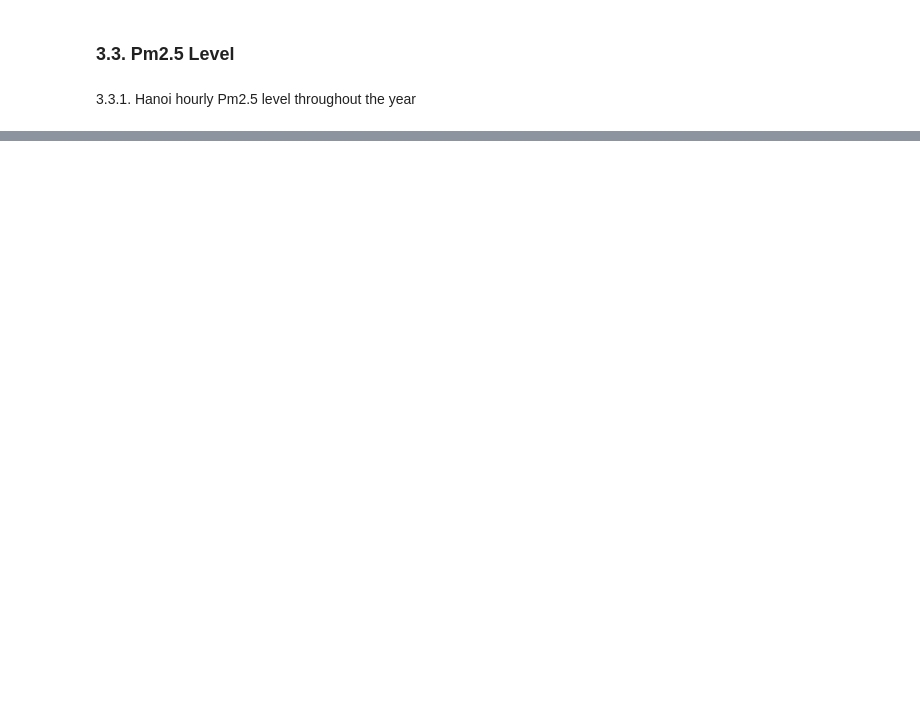
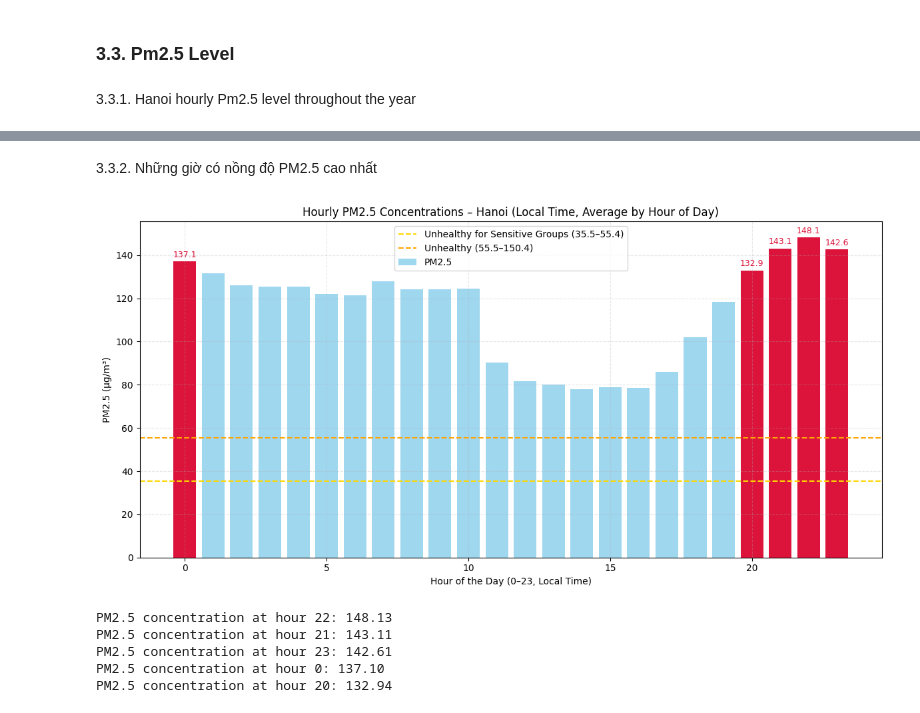
Before and after one commit to HoangHumg1210/Air_Quality-Analysis_HN, a Jupyter notebook: data/Exploratory Data Analysis.ipynb, the cells around one changed output, grey strips where cells are left out. Saved outputs shown, nothing was run; the diff lists cells and outputs as text; code cells hidden in the pictures; blank space fills up the shorter version.

```diff
--- a/data/Exploratory Data Analysis.ipynb
+++ b/data/Exploratory Data Analysis.ipynb
@@ -237,0 +269,46 @@ Giờ 20:00 có nồng độ PM2.5 trung bình là 132.94 µg/m³
+# %% [markdown]
+3.3.2. Những giờ có nồng độ PM2.5 cao nhất
+# %%
+# Parse đúng cột 'Local Time' mà KHÔNG ép về UTC
+df["Local Time"] = pd.to_datetime(df["Local Time"], errors="coerce")
+
+# Lấy giờ trong ngày (đã là giờ Việt Nam)
+df["hour"] = df["Local Time"].dt.hour
+
+# Tính trung bình PM2.5 theo giờ
+pm_hourly = df.groupby("hour")["PM25"].mean()
+
+# Xác định top 5 giờ có PM2.5 cao nhất
+top_hours = pm_hourly.sort_values(ascending=False).head(5)
+
+# Vẽ biểu đồ
+plt.figure(figsize=(12,6))
+plt.bar(pm_hourly.index, pm_hourly.values, color='skyblue', alpha=0.8, label='PM2.5')
+
+# Tô đỏ giờ cao nhất
+for h in top_hours.index:
+    plt.bar(h, pm_hourly[h], color='crimson')
+    plt.text(h, pm_hourly[h]+1, f"{pm_hourly[h]:.1f}", ha='center', va='bottom', color='crimson', fontsize=9)
+
+# Thêm ngưỡng US EPA
+plt.axhline(35.4, color='gold', ls='--', label='Unhealthy for Sensitive Groups (35.5–55.4)')
+plt.axhline(55.4, color='orange', ls='--', label='Unhealthy (55.5–150.4)')
+
+plt.title("Hourly PM2.5 Concentrations – Hanoi (Local Time, Average by Hour of Day)")
+plt.xlabel("Hour of the Day (0–23, Local Time)")
+plt.ylabel("PM2.5 (µg/m³)")
+plt.legend()
+plt.grid(alpha=0.3, linestyle='--')
+plt.tight_layout()
+plt.show()
+
+# In top giờ cao nhất
+for h, v in top_hours.items():
+    print(f"PM2.5 concentration at hour {h}: {v:.2f}")
+# %% [output]
+[figure, added]
+PM2.5 concentration at hour 22: 148.13
+PM2.5 concentration at hour 21: 143.11
+PM2.5 concentration at hour 23: 142.61
+PM2.5 concentration at hour 0: 137.10
+PM2.5 concentration at hour 20: 132.94
```
Also changed, not shown: parts of 10 cells of this notebook, 2 other files.
